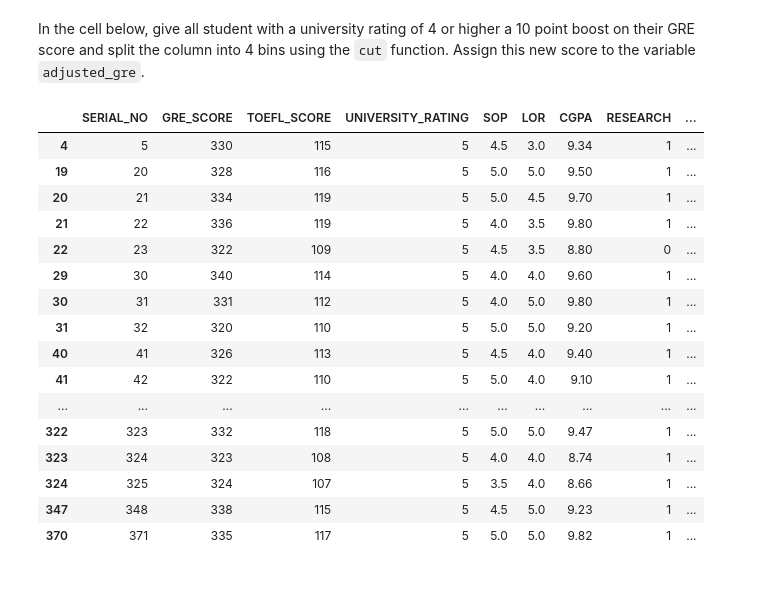
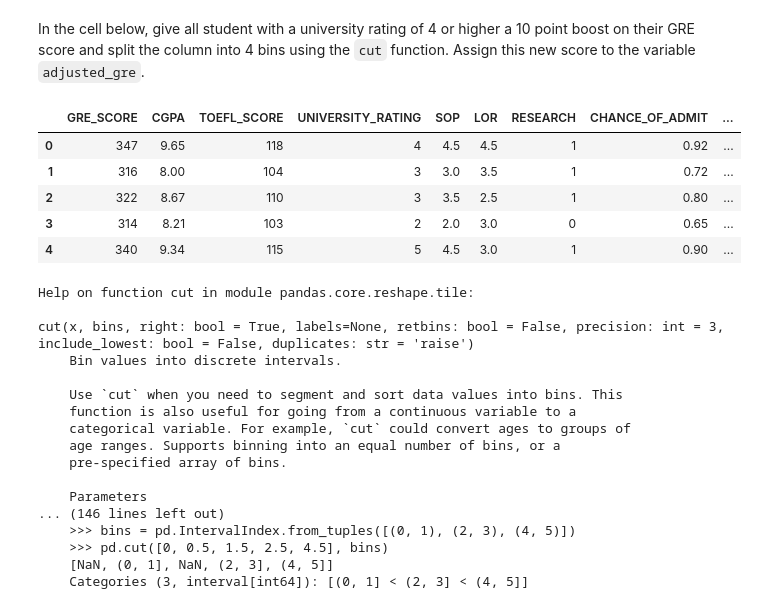
Before and after one commit to ironhack-bcn-data-pt/25-lab-advanced-pandas, a Jupyter notebook: your-code/main.ipynb, the cells around one changed output. Drawn from its saved outputs; the diff is of its cells as text; code cells hidden in the pictures; blank space fills up the shorter version.

```diff
--- a/your-code/main.ipynb
+++ b/your-code/main.ipynb
@@ -261,22 +261,14 @@ admissions.head(2)
 In the cell below, give all student with a university rating of 4 or higher a 10 point boost on their GRE score and split the column into 4 bins using the `cut` function. Assign this new score to the variable `adjusted_gre`.
 # %%
 # Your code here:
-admissions[(admissions["UNIVERSITY_RATING"] >= 4) & (admissions["GRE_SCORE"] ]
+# Your code here:
+admissions.loc[admissions["UNIVERSITY_RATING"] >= 4, "GRE_SCORE"]= admissions[admissions["UNIVERSITY_RATING"] >= 4]["GRE_SCORE"] + 10
-# %% [output]
-|  | SERIAL_NO | GRE_SCORE | TOEFL_SCORE | UNIVERSITY_RATING | SOP | LOR | CGPA | RESEARCH | ... |
-| 4 | 5 | 330 | 115 | 5 | 4.5 | 3.0 | 9.34 | 1 | ... |
-| 19 | 20 | 328 | 116 | 5 | 5.0 | 5.0 | 9.50 | 1 | ... |
-| 20 | 21 | 334 | 119 | 5 | 5.0 | 4.5 | 9.70 | 1 | ... |
-| 21 | 22 | 336 | 119 | 5 | 4.0 | 3.5 | 9.80 | 1 | ... |
-| 22 | 23 | 322 | 109 | 5 | 4.5 | 3.5 | 8.80 | 0 | ... |
-| 29 | 30 | 340 | 114 | 5 | 4.0 | 4.0 | 9.60 | 1 | ... |
-| 30 | 31 | 331 | 112 | 5 | 4.0 | 5.0 | 9.80 | 1 | ... |
-| 31 | 32 | 320 | 110 | 5 | 5.0 | 5.0 | 9.20 | 1 | ... |
-| 40 | 41 | 326 | 113 | 5 | 4.5 | 4.0 | 9.40 | 1 | ... |
-| 41 | 42 | 322 | 110 | 5 | 5.0 | 4.0 | 9.10 | 1 | ... |
-| ... | ... | ... | ... | ... | ... | ... | ... | ... | ... |
-| 322 | 323 | 332 | 118 | 5 | 5.0 | 5.0 | 9.47 | 1 | ... |
-| 323 | 324 | 323 | 108 | 5 | 4.0 | 4.0 | 8.74 | 1 | ... |
-| 324 | 325 | 324 | 107 | 5 | 3.5 | 4.0 | 8.66 | 1 | ... |
-| 347 | 348 | 338 | 115 | 5 | 4.5 | 5.0 | 9.23 | 1 | ... |
-| 370 | 371 | 335 | 117 | 5 | 5.0 | 5.0 | 9.82 | 1 | ... |
+# %%
+admissions.head()
+# %% [output]
+|  | GRE_SCORE | CGPA | TOEFL_SCORE | UNIVERSITY_RATING | SOP | LOR | RESEARCH | CHANCE_OF_ADMIT | ... |
+| 0 | 347 | 9.65 | 118 | 4 | 4.5 | 4.5 | 1 | 0.92 | ... |
+| 1 | 316 | 8.00 | 104 | 3 | 3.0 | 3.5 | 1 | 0.72 | ... |
+| 2 | 322 | 8.67 | 110 | 3 | 3.5 | 2.5 | 1 | 0.80 | ... |
+| 3 | 314 | 8.21 | 103 | 2 | 2.0 | 3.0 | 0 | 0.65 | ... |
+| 4 | 340 | 9.34 | 115 | 5 | 4.5 | 3.0 | 1 | 0.90 | ... |
@@ -282,0 +277,20 @@ admissions[(admissions["UNIVERSITY_RATING"] >= 4) & (admissions["GRE_SCORE"] ]
+# %%
+help(pd.cut)
+# %% [output]
+Help on function cut in module pandas.core.reshape.tile:
+
+cut(x, bins, right: bool = True, labels=None, retbins: bool = False, precision: int = 3, include_lowest: bool = False, duplicates: str = 'raise')
+    Bin values into discrete intervals.
+
+    Use `cut` when you need to segment and sort data values into bins. This
+    function is also useful for going from a continuous variable to a
+    categorical variable. For example, `cut` could convert ages to groups of
+    age ranges. Supports binning into an equal number of bins, or a
+    pre-specified array of bins.
+
+    Parameters
+... (146 lines left out)
+    >>> bins = pd.IntervalIndex.from_tuples([(0, 1), (2, 3), (4, 5)])
+    >>> pd.cut([0, 0.5, 1.5, 2.5, 4.5], bins)
+    [NaN, (0, 1], NaN, (2, 3], (4, 5]]
+    Categories (3, interval[int64]): [(0, 1] < (2, 3] < (4, 5]]
```
Also changed, not shown: parts of 8 cells of this notebook.
